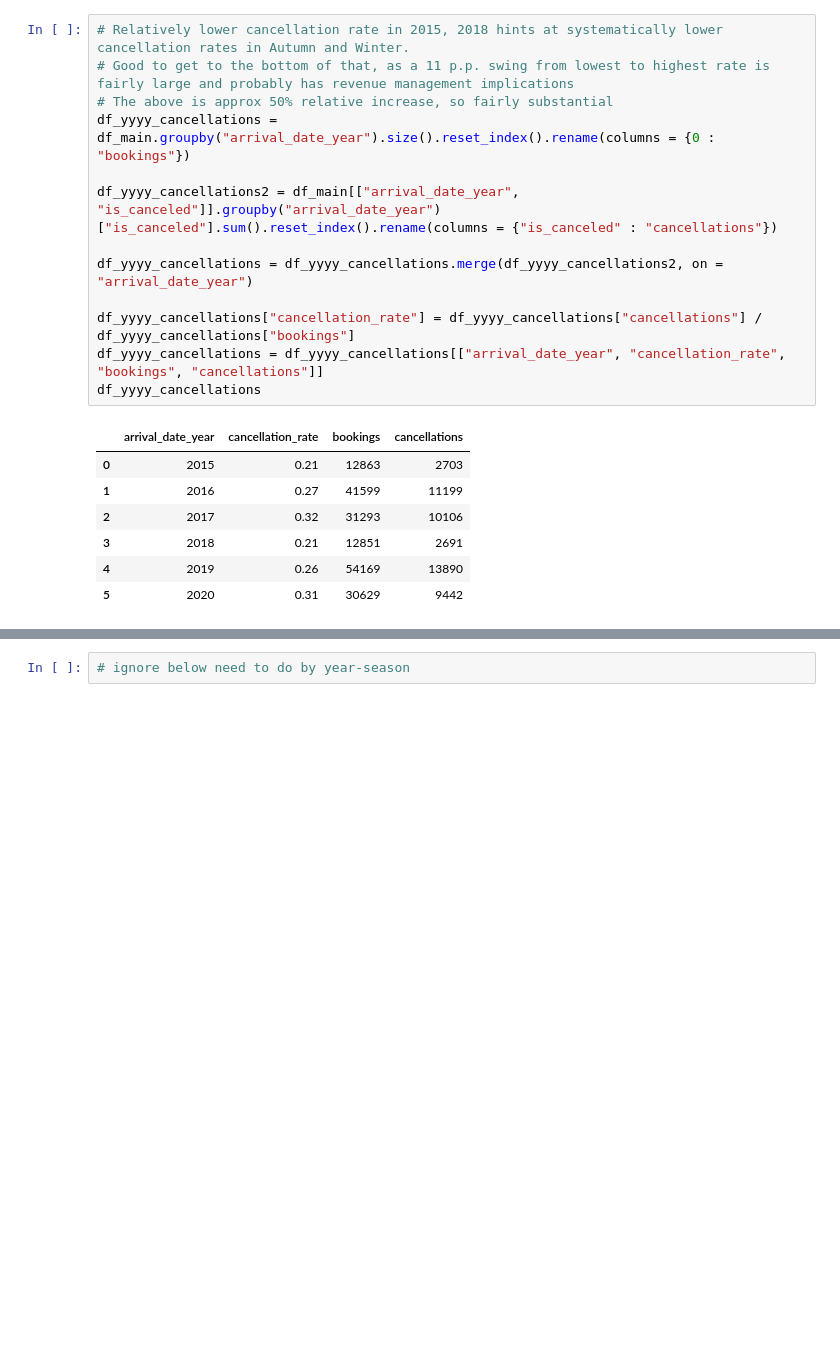
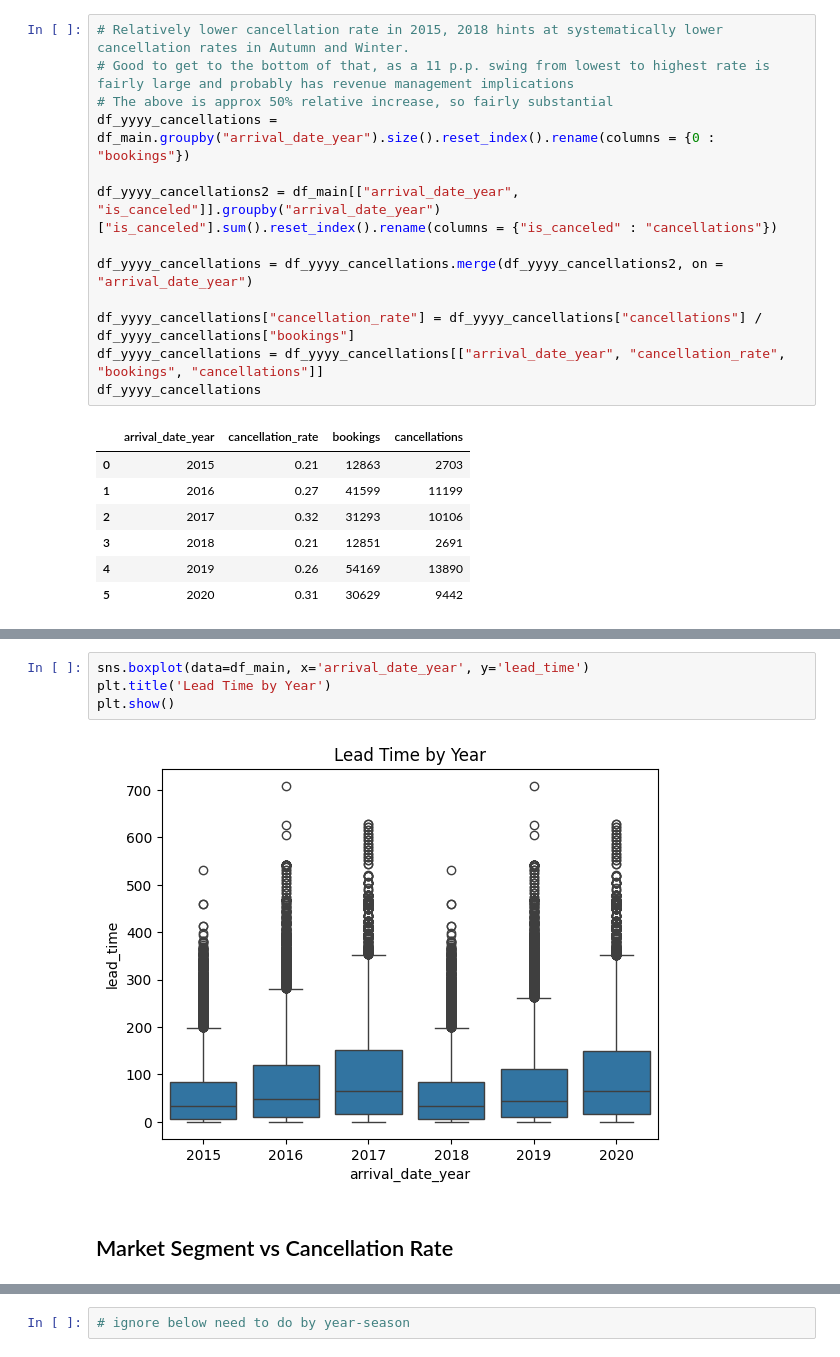
Before and after one commit to dngsus/data_analysis, a Jupyter notebook: 01 Hotel Bookings/01 Hotel v01.ipynb, the cells around one changed output, grey strips where cells are left out. Cells and saved outputs as stored; diff of their text form; blank space fills up the shorter version.

```diff
--- a/01 Hotel Bookings/01 Hotel v01.ipynb
+++ b/01 Hotel Bookings/01 Hotel v01.ipynb
@@ -943 +981,9 @@ df_seasonal_cancellations.sort_values(by = ["season", "arrival_date_year"])
+# %%
+sns.boxplot(data=df_main, x='arrival_date_year', y='lead_time')
+plt.title('Lead Time by Year')
+plt.show()
+# %% [output]
+[figure, added]
+# %% [markdown]
+## Market Segment vs Cancellation Rate
 # %%
```
Also changed, not shown: parts of 33 cells of this notebook.
